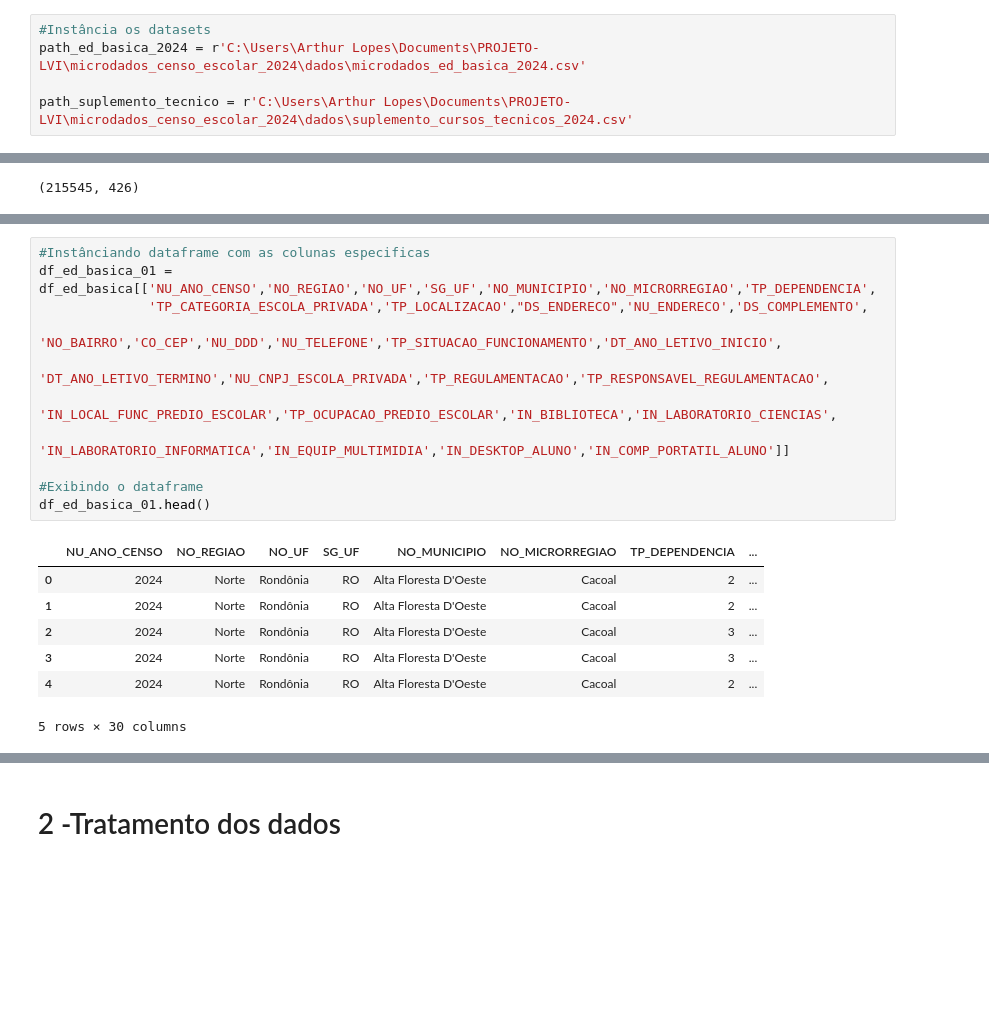
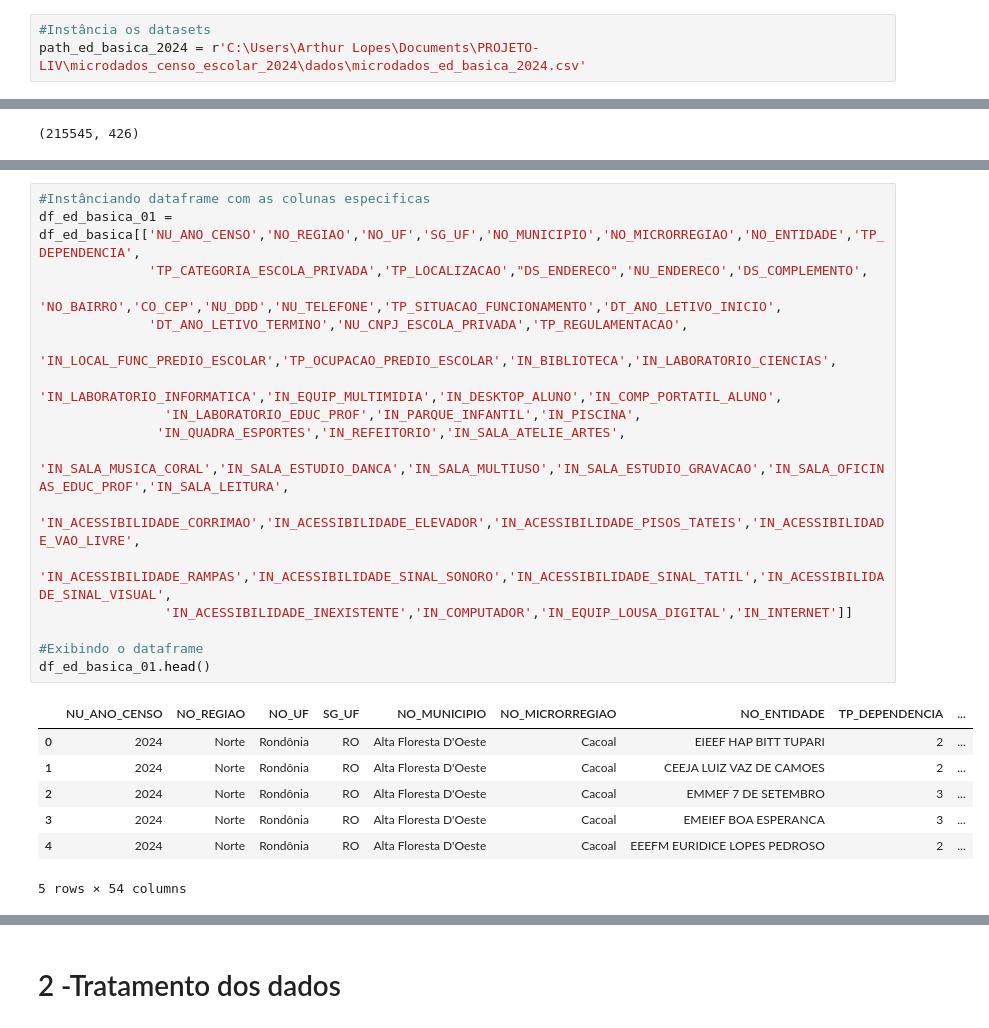
Before and after one commit to al00pes/PROJETO-CENSO-EDUCACIONAL-2024, a Jupyter notebook: codigo/tratamento.ipynb, the cells around one changed output, grey strips where cells are left out. Cells and saved outputs as stored; diff of their text form; blank space fills up the shorter version.

```diff
--- a/codigo/tratamento.ipynb
+++ b/codigo/tratamento.ipynb
@@ -53,8 +156,6 @@ import warnings
 warnings.filterwarnings("ignore")
 # %%
 #Instância os datasets
-path_ed_basica_2024 = r'C:\Users\Arthur Lopes\Documents\PROJETO-LVI\microdados_censo_escolar_2024\dados\microdados_ed_basica_2024.csv'
-
-path_suplemento_tecnico = r'C:\Users\Arthur Lopes\Documents\PROJETO-LVI\microdados_censo_escolar_2024\dados\suplemento_cursos_tecnicos_2024.csv'
+path_ed_basica_2024 = r'C:\Users\Arthur Lopes\Documents\PROJETO-LIV\microdados_censo_escolar_2024\dados\microdados_ed_basica_2024.csv'
 # %%
 #Transfonrmando as planilhas em dataframe
@@ -124,22 +196,28 @@ IN_COMP_PORTATIL_ALUNO
 # %%
 #Instânciando dataframe com as colunas especificas
-df_ed_basica_01 =  df_ed_basica[['NU_ANO_CENSO','NO_REGIAO','NO_UF','SG_UF','NO_MUNICIPIO','NO_MICRORREGIAO','TP_DEPENDENCIA',
+df_ed_basica_01 =  df_ed_basica[['NU_ANO_CENSO','NO_REGIAO','NO_UF','SG_UF','NO_MUNICIPIO','NO_MICRORREGIAO','NO_ENTIDADE','TP_DEPENDENCIA',
               'TP_CATEGORIA_ESCOLA_PRIVADA','TP_LOCALIZACAO',"DS_ENDERECO",'NU_ENDERECO','DS_COMPLEMENTO',
               'NO_BAIRRO','CO_CEP','NU_DDD','NU_TELEFONE','TP_SITUACAO_FUNCIONAMENTO','DT_ANO_LETIVO_INICIO',
-              'DT_ANO_LETIVO_TERMINO','NU_CNPJ_ESCOLA_PRIVADA','TP_REGULAMENTACAO','TP_RESPONSAVEL_REGULAMENTACAO',
+              'DT_ANO_LETIVO_TERMINO','NU_CNPJ_ESCOLA_PRIVADA','TP_REGULAMENTACAO',
               'IN_LOCAL_FUNC_PREDIO_ESCOLAR','TP_OCUPACAO_PREDIO_ESCOLAR','IN_BIBLIOTECA','IN_LABORATORIO_CIENCIAS',
-              'IN_LABORATORIO_INFORMATICA','IN_EQUIP_MULTIMIDIA','IN_DESKTOP_ALUNO','IN_COMP_PORTATIL_ALUNO']]
+              'IN_LABORATORIO_INFORMATICA','IN_EQUIP_MULTIMIDIA','IN_DESKTOP_ALUNO','IN_COMP_PORTATIL_ALUNO',
+                'IN_LABORATORIO_EDUC_PROF','IN_PARQUE_INFANTIL','IN_PISCINA',
+               'IN_QUADRA_ESPORTES','IN_REFEITORIO','IN_SALA_ATELIE_ARTES',
+                'IN_SALA_MUSICA_CORAL','IN_SALA_ESTUDIO_DANCA','IN_SALA_MULTIUSO','IN_SALA_ESTUDIO_GRAVACAO','IN_SALA_OFICINAS_EDUC_PROF','IN_SALA_LEITURA',
+                'IN_ACESSIBILIDADE_CORRIMAO','IN_ACESSIBILIDADE_ELEVADOR','IN_ACESSIBILIDADE_PISOS_TATEIS','IN_ACESSIBILIDADE_VAO_LIVRE',
+                'IN_ACESSIBILIDADE_RAMPAS','IN_ACESSIBILIDADE_SINAL_SONORO','IN_ACESSIBILIDADE_SINAL_TATIL','IN_ACESSIBILIDADE_SINAL_VISUAL',
+                'IN_ACESSIBILIDADE_INEXISTENTE','IN_COMPUTADOR','IN_EQUIP_LOUSA_DIGITAL','IN_INTERNET']]
 
 #Exibindo o dataframe
 df_ed_basica_01.head()
 # %% [output]
-|  | NU_ANO_CENSO | NO_REGIAO | NO_UF | SG_UF | NO_MUNICIPIO | NO_MICRORREGIAO | TP_DEPENDENCIA | ... |
-| 0 | 2024 | Norte | Rondônia | RO | Alta Floresta D'Oeste | Cacoal | 2 | ... |
-| 1 | 2024 | Norte | Rondônia | RO | Alta Floresta D'Oeste | Cacoal | 2 | ... |
-| 2 | 2024 | Norte | Rondônia | RO | Alta Floresta D'Oeste | Cacoal | 3 | ... |
-| 3 | 2024 | Norte | Rondônia | RO | Alta Floresta D'Oeste | Cacoal | 3 | ... |
-| 4 | 2024 | Norte | Rondônia | RO | Alta Floresta D'Oeste | Cacoal | 2 | ... |
+|  | NU_ANO_CENSO | NO_REGIAO | NO_UF | SG_UF | NO_MUNICIPIO | NO_MICRORREGIAO | NO_ENTIDADE | TP_DEPENDENCIA | ... |
+| 0 | 2024 | Norte | Rondônia | RO | Alta Floresta D'Oeste | Cacoal | EIEEF HAP BITT TUPARI | 2 | ... |
+| 1 | 2024 | Norte | Rondônia | RO | Alta Floresta D'Oeste | Cacoal | CEEJA LUIZ VAZ DE CAMOES | 2 | ... |
+| 2 | 2024 | Norte | Rondônia | RO | Alta Floresta D'Oeste | Cacoal | EMMEF 7 DE SETEMBRO | 3 | ... |
+| 3 | 2024 | Norte | Rondônia | RO | Alta Floresta D'Oeste | Cacoal | EMEIEF BOA ESPERANCA | 3 | ... |
+| 4 | 2024 | Norte | Rondônia | RO | Alta Floresta D'Oeste | Cacoal | EEEFM EURIDICE LOPES PEDROSO | 2 | ... |
-5 rows × 30 columns
+5 rows × 54 columns
 # %%
 #Exibindo as colunas
 df_ed_basica_01.columns
```
Also changed, not shown: parts of 42 cells of this notebook.
